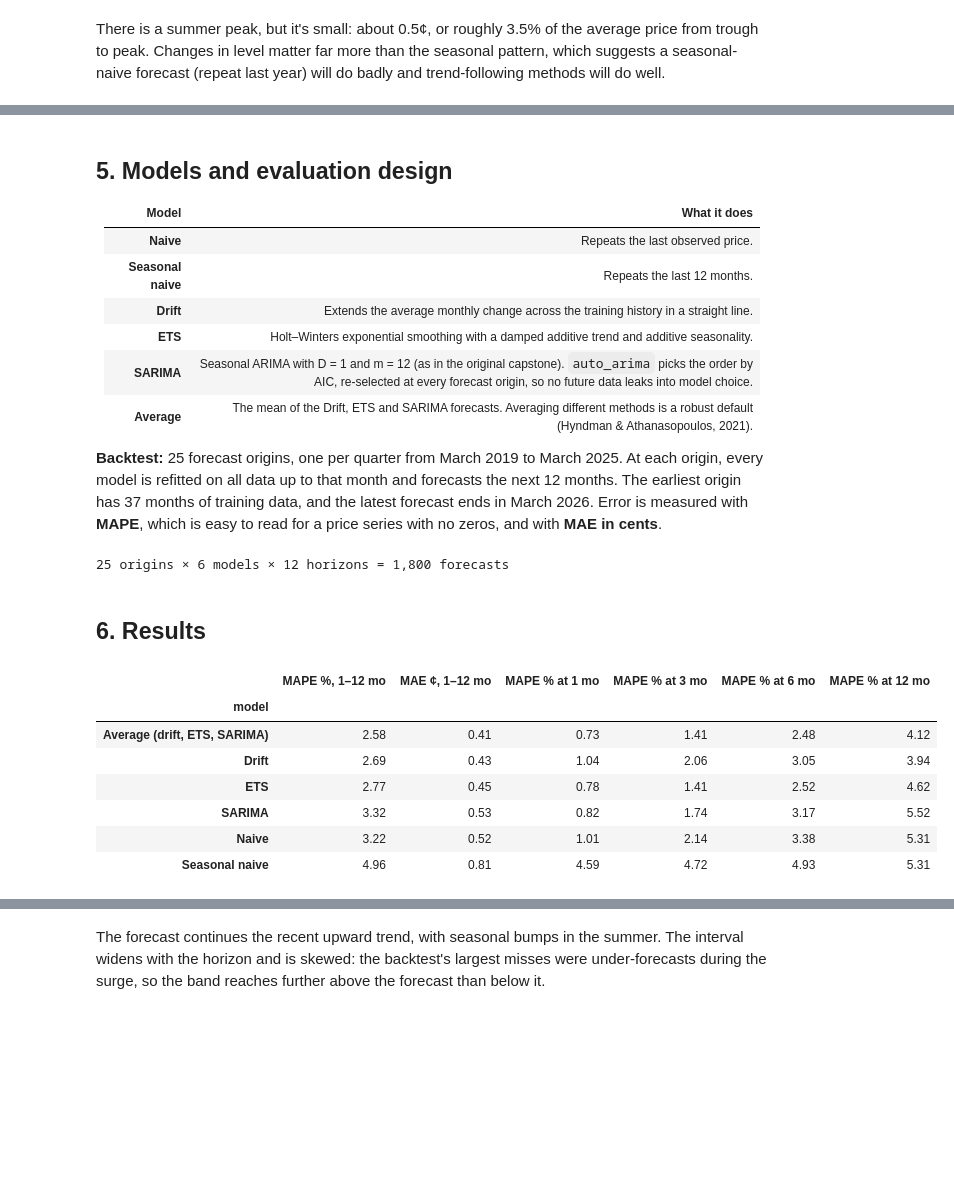
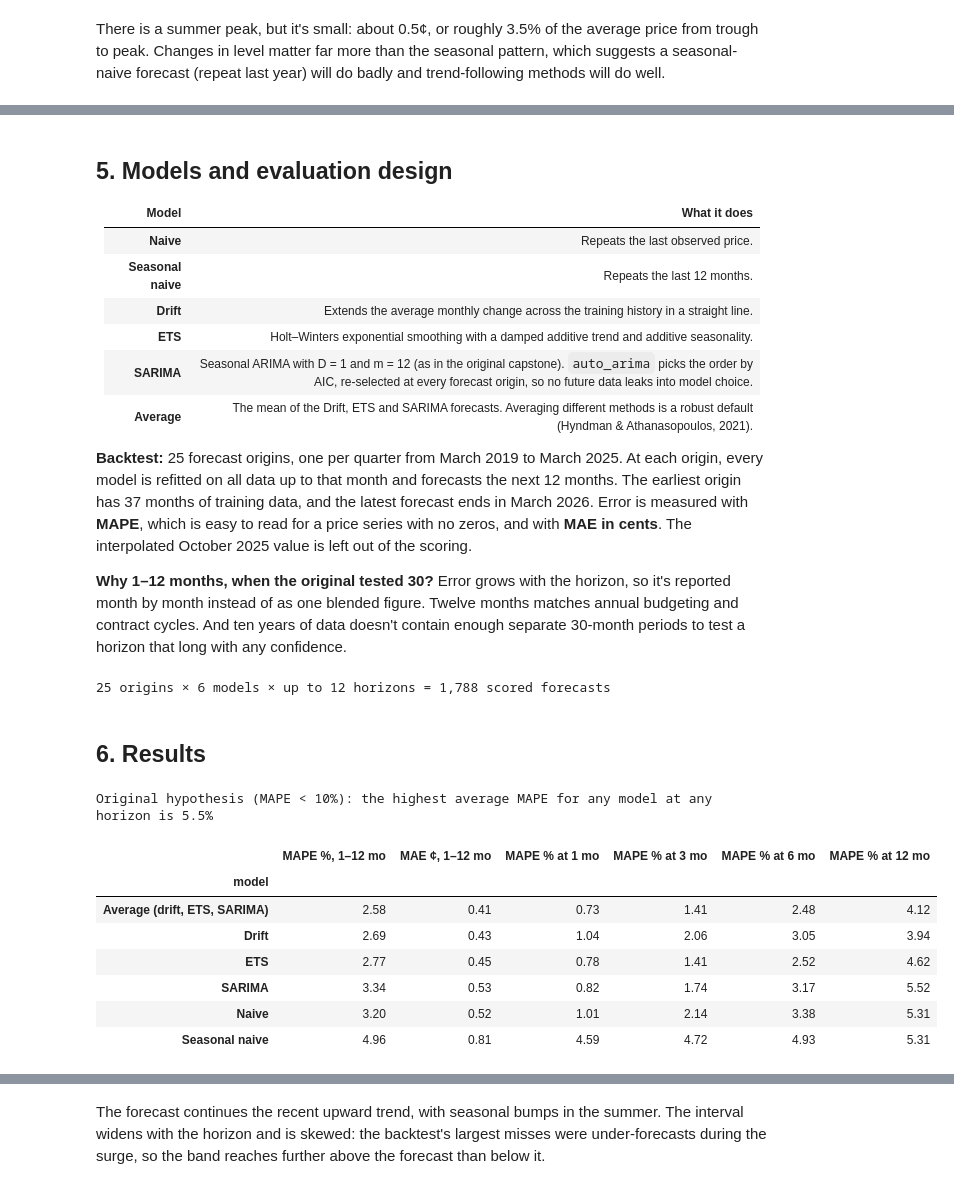
Before and after one commit to morinmro/msda-portfolio, a Jupyter notebook: ai-assisted/electricity-price-forecast/electricity_price_forecast.ipynb, the cells around one changed output, grey strips where cells are left out. Drawn from its saved outputs; the diff is of its cells as text; code cells hidden in the pictures; blank space fills up the shorter version.

```diff
--- a/ai-assisted/electricity-price-forecast/electricity_price_forecast.ipynb
+++ b/ai-assisted/electricity-price-forecast/electricity_price_forecast.ipynb
@@ -75,4 +77,5 @@ October 2025 is missing; BLS didn't publish it. The original capstone dropped th
 # %%
+FILLED = price[price.isna()].index  # months with no real observation; excluded from all scoring
 price = price.interpolate()
 assert price.isna().sum() == 0 and pd.infer_freq(price.index) == "MS"
 price.describe()
@@ -160,8 +163,10 @@ rows = []
 for label, series in setups:
     train, test, fc, converged = capstone_sarima(series, 30)
     drift = train.iloc[-1] + (train.iloc[-1] - train.iloc[0]) / (len(train) - 1) * np.arange(1, 31)
+    real = ~test.index.isin(FILLED)  # score only months with a real observation
     rows.append({"setup": label, "train ends": f"{train.index[-1]:%b %Y}",
-                 "SARIMA MAPE %": mape(test, fc), "Drift MAPE %": mape(test, drift), "SARIMA converged": converged})
+                 "SARIMA MAPE %": mape(test[real], fc[real]), "Drift MAPE %": mape(test[real], drift[real]),
+                 "SARIMA converged": converged})
 pd.DataFrame(rows).set_index("setup")
 # %% [output]
 |  | train ends | SARIMA MAPE % | Drift MAPE % | SARIMA converged |
@@ -185,7 +192,9 @@ So the rest of this analysis uses a **rolling-origin backtest**: forecast from m
 | **SARIMA** | Seasonal ARIMA with D = 1 and m = 12 (as in the original capstone). `auto_arima` picks the order by AIC, re-selected at every forecast origin, so no future data leaks into model choice. |
 | **Average** | The mean of the Drift, ETS and SARIMA forecasts. Averaging different methods is a robust default (Hyndman & Athanasopoulos, 2021). |
 
-**Backtest:** 25 forecast origins, one per quarter from March 2019 to March 2025. At each origin, every model is refitted on all data up to that month and forecasts the next 12 months. The earliest origin has 37 months of training data, and the latest forecast ends in March 2026. Error is measured with **MAPE**, which is easy to read for a price series with no zeros, and with **MAE in cents**.
+**Backtest:** 25 forecast origins, one per quarter from March 2019 to March 2025. At each origin, every model is refitted on all data up to that month and forecasts the next 12 months. The earliest origin has 37 months of training data, and the latest forecast ends in March 2026. Error is measured with **MAPE**, which is easy to read for a price series with no zeros, and with **MAE in cents**. The interpolated October 2025 value is left out of the scoring.
+
+**Why 1–12 months, when the original tested 30?** Error grows with the horizon, so it's reported month by month instead of as one blended figure. Twelve months matches annual budgeting and contract cycles. And ten years of data doesn't contain enough separate 30-month periods to test a horizon that long with any confidence.
 # %%
 HORIZON = 12
 ORIGINS = pd.date_range("2019-03-01", "2025-03-01", freq="3MS")
@@ -226,33 +235,39 @@ for origin in ORIGINS:
     train = price[:origin]
     actual = price[origin + pd.DateOffset(months=1):].iloc[:HORIZON]
     for name, fc in forecast_all(train, HORIZON).items():
-        for h, (y, f) in enumerate(zip(actual.values, fc), start=1):
+        for h, (date, y, f) in enumerate(zip(actual.index, actual.values, fc), start=1):
+            if date in FILLED:
+                continue  # interpolated month: not a real observation, so not scored
             records.append({"origin": origin, "model": name, "h": h, "actual": y, "forecast": f})
 
 bt = pd.DataFrame(records)
 bt["abs_err"] = (bt["actual"] - bt["forecast"]).abs()
 bt["ape"] = 100 * bt["abs_err"] / bt["actual"]
-print(f"{bt['origin'].nunique()} origins × {bt['model'].nunique()} models × {HORIZON} horizons = {len(bt):,} forecasts")
+print(f"{bt['origin'].nunique()} origins × {bt['model'].nunique()} models × up to {HORIZON} horizons = {len(bt):,} scored forecasts")
 # %% [output]
-25 origins × 6 models × 12 horizons = 1,800 forecasts
+25 origins × 6 models × up to 12 horizons = 1,788 scored forecasts
 # %% [markdown]
 ## 6. Results
 # %%
 order = ["Average (drift, ETS, SARIMA)", "Drift", "ETS", "SARIMA", "Naive", "Seasonal naive"]
 summary = pd.DataFrame({
     "MAPE %, 1–12 mo": bt.groupby("model")["ape"].mean(),
     "MAE ¢, 1–12 mo": bt.groupby("model")["abs_err"].mean(),
     **{f"MAPE % at {h} mo": bt[bt["h"] == h].groupby("model")["ape"].mean() for h in (1, 3, 6, 12)},
 }).loc[order]
+
+worst = bt.groupby(["model", "h"])["ape"].mean().max()
+print(f"Original hypothesis (MAPE < 10%): the highest average MAPE for any model at any horizon is {worst:.1f}%")
 summary
 # %% [output]
+Original hypothesis (MAPE < 10%): the highest average MAPE for any model at any horizon is 5.5%
 |  | MAPE %, 1–12 mo | MAE ¢, 1–12 mo | MAPE % at 1 mo | MAPE % at 3 mo | MAPE % at 6 mo | MAPE % at 12 mo |
 | model |  |  |  |  |  |  |
 | Average (drift, ETS, SARIMA) | 2.58 | 0.41 | 0.73 | 1.41 | 2.48 | 4.12 |
 | Drift | 2.69 | 0.43 | 1.04 | 2.06 | 3.05 | 3.94 |
 | ETS | 2.77 | 0.45 | 0.78 | 1.41 | 2.52 | 4.62 |
-| SARIMA | 3.32 | 0.53 | 0.82 | 1.74 | 3.17 | 5.52 |
-| Naive | 3.22 | 0.52 | 1.01 | 2.14 | 3.38 | 5.31 |
+| SARIMA | 3.34 | 0.53 | 0.82 | 1.74 | 3.17 | 5.52 |
+| Naive | 3.20 | 0.52 | 1.01 | 2.14 | 3.38 | 5.31 |
 | Seasonal naive | 4.96 | 0.81 | 4.59 | 4.72 | 4.93 | 5.31 |
 # %%
 by_h = bt.groupby(["model", "h"])["ape"].mean().unstack("model")
```
Also changed, not shown: parts of 21 cells of this notebook, 4 other files.
